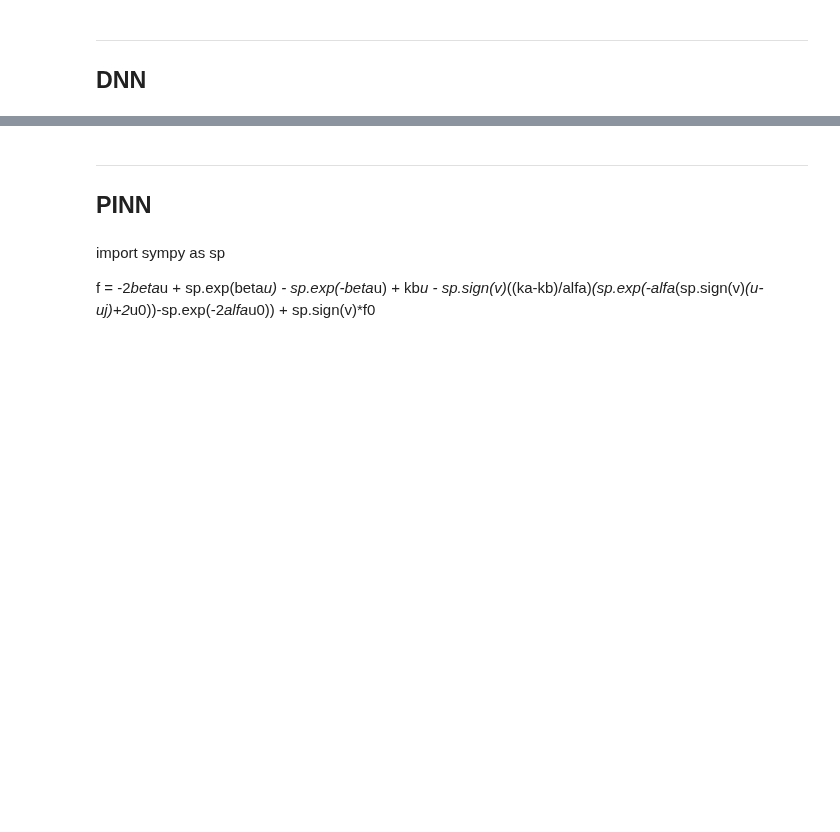
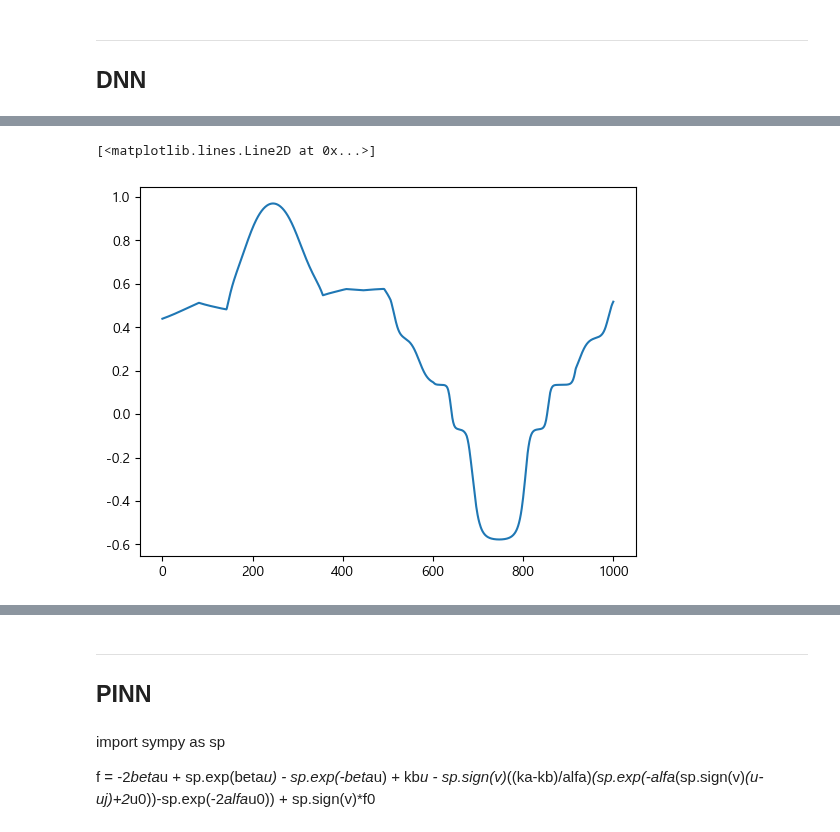
Before and after one commit to Jjineeq/hysteresis_curve, a Jupyter notebook: 23_04_26.ipynb, the cells around one changed output, grey strips where cells are left out. Saved outputs shown, nothing was run; the diff lists cells and outputs as text; code cells hidden in the pictures; blank space fills up the shorter version.

```diff
--- a/23_04_26.ipynb
+++ b/23_04_26.ipynb
@@ -236,5 +236,10 @@ pred_2 = model_2.predict(x_te)
 # %%
 pred_2 = pred_2.reshape(-1,1)
+# %%
+plt.plot(pred_2)
+# %% [output]
+[<matplotlib.lines.Line2D at 0x...>]
+[figure, added]
 # %%
 plt.figure(figsize=(16,8))
 plt.plot(x.iloc[2000:,0], y.iloc[2000:], label = 'real')
```
Also changed, not shown: parts of 22 cells of this notebook.
